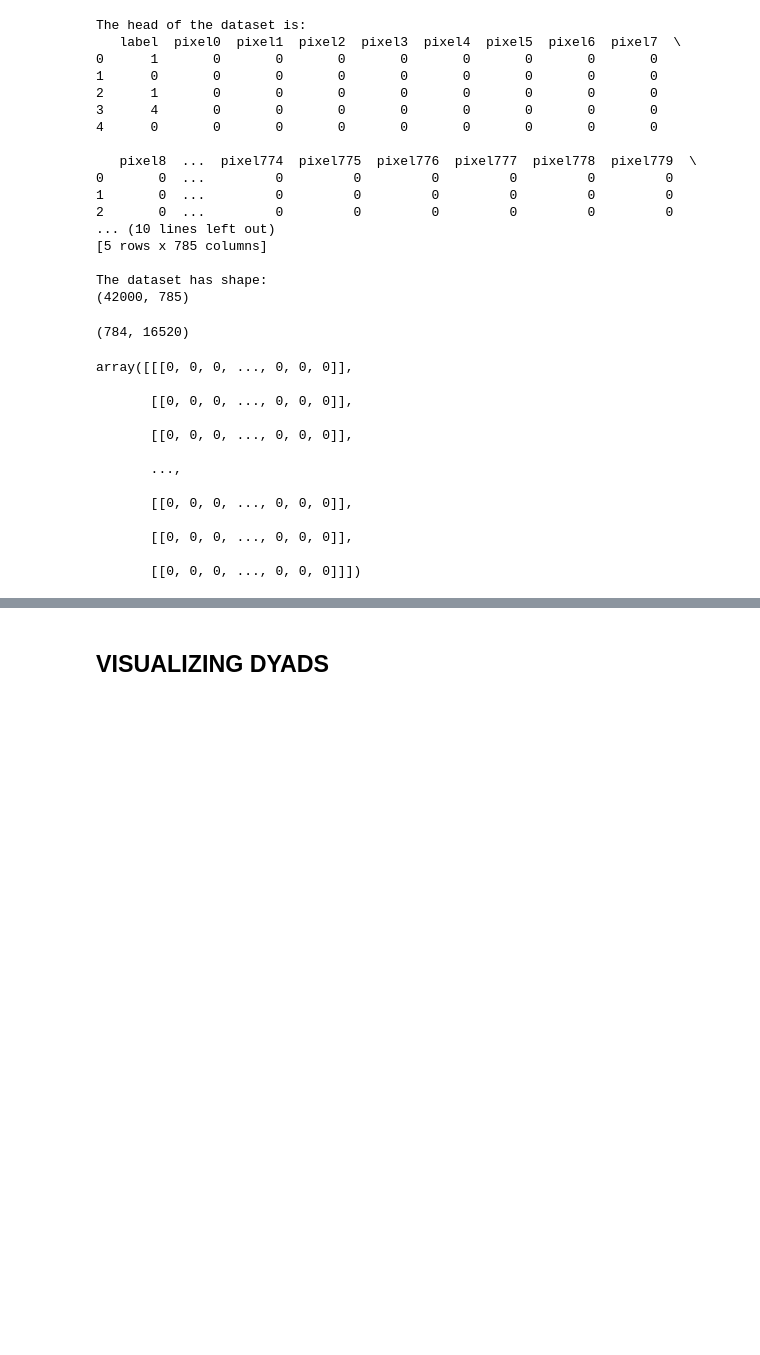
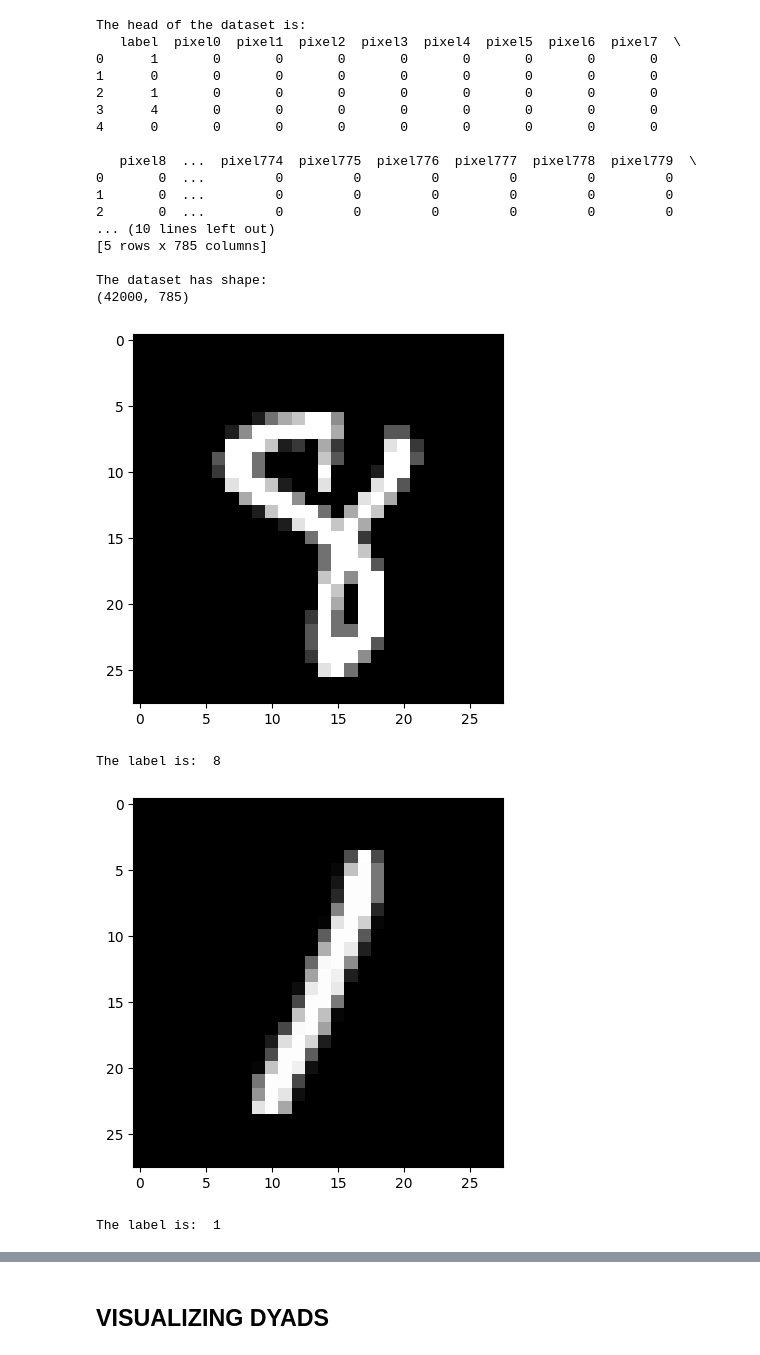
Before and after one commit to MrCr4ft/SMM-Homeworks, a Jupyter notebook: Homework_2/Homework-2.ipynb, the cells around one changed output, grey strips where cells are left out. Cells and saved outputs as stored; diff of their text form; code cells hidden in the pictures; blank space fills up the shorter version.

```diff
--- a/Homework_2/Homework-2.ipynb
+++ b/Homework_2/Homework-2.ipynb
@@ -37,36 +50,24 @@ The head of the dataset is:
 The dataset has shape:
 (42000, 785)
 # %%
-X = full_dataset.values[:,1:].T
+X = full_dataset.values[:,1:]
 y = full_dataset.values[:,0]
 
-CHOSEN_LABELS = [0, 6, 8, 9]
+CHOSEN_LABELS = [1, 7, 9, 8, 0]
 CHOSEN_INDEXES = np.where(np.isin(y, CHOSEN_LABELS))[0]
-X = X[:, CHOSEN_INDEXES]
+X = X[CHOSEN_INDEXES, :]
 y = y[CHOSEN_INDEXES]
 
 N_TRAIN = int(len(y) * 0.75)
 shuffled_indexes = np.arange(len(y))
 np.random.shuffle(shuffled_indexes)
-X_train, y_train = X[:, shuffled_indexes[:N_TRAIN]], y[shuffled_indexes[:N_TRAIN]]
-X_test, y_test = X[:, shuffled_indexes[N_TRAIN:]], y[shuffled_indexes[N_TRAIN:]]
+X_train, y_train = X[shuffled_indexes[:N_TRAIN], :], y[shuffled_indexes[:N_TRAIN]]
+X_test, y_test = X[shuffled_indexes[N_TRAIN:], :], y[shuffled_indexes[N_TRAIN:]]
-# %%
-X_filtered.shape
-# %% [output]
-(784, 16520)
-# %%
-X[:, CHOSEN_INDEXES]
-# %% [output]
-array([[[0, 0, 0, ..., 0, 0, 0]],
-
-       [[0, 0, 0, ..., 0, 0, 0]],
-
-       [[0, 0, 0, ..., 0, 0, 0]],
-
-       ...,
-
-       [[0, 0, 0, ..., 0, 0, 0]],
-
-       [[0, 0, 0, ..., 0, 0, 0]],
-
-       [[0, 0, 0, ..., 0, 0, 0]]])
+# %%
+visualizeDigitWithLabel(X_train[449,:], y_train[449])
+visualizeDigitWithLabel(X_test[449,:], y_test[449])
+# %% [output]
+[figure, added]
+The label is:  8
+[figure, added]
+The label is:  1
```
Also changed, not shown: parts of 12 cells of this notebook.
